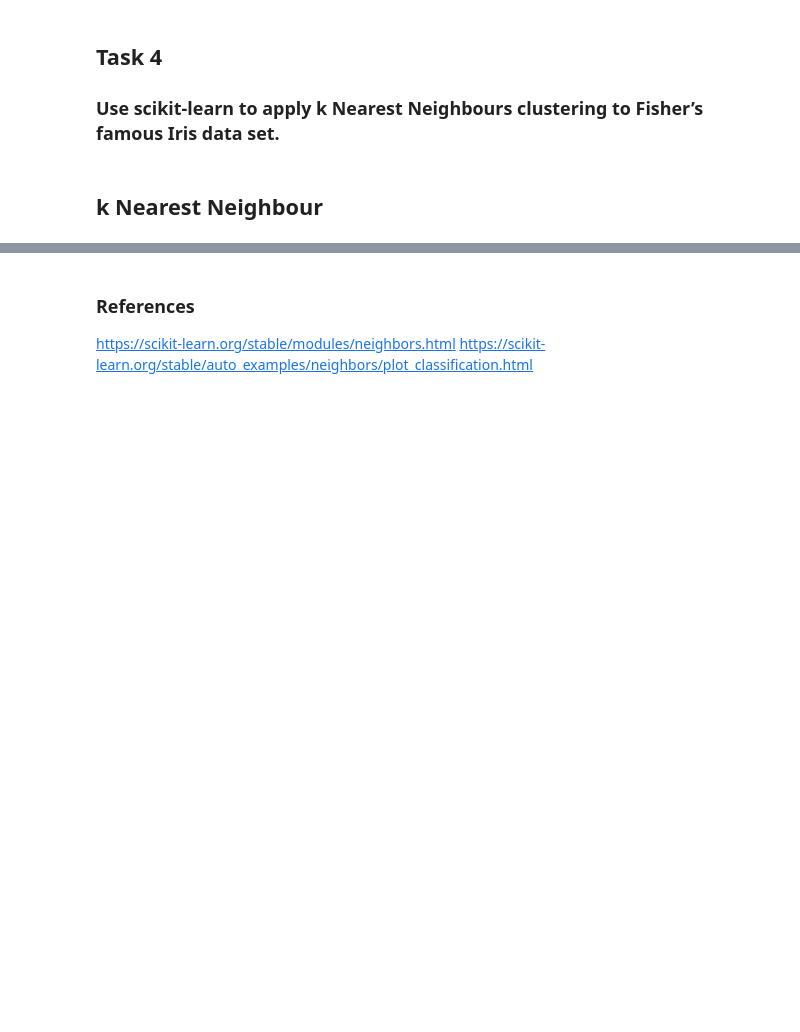
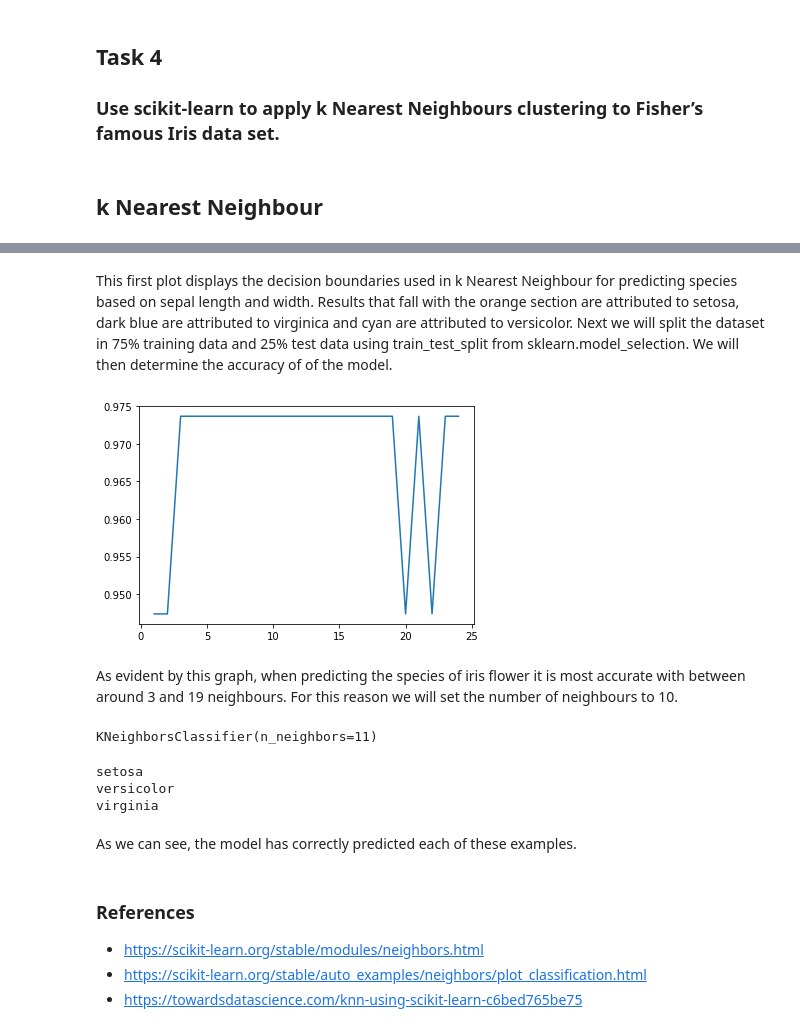
Before and after one commit to ANihill/ML, a Jupyter notebook: Tasks.ipynb, the cells around one changed output, grey strips where cells are left out. Saved outputs shown, nothing was run; the diff lists cells and outputs as text; code cells hidden in the pictures; blank space fills up the shorter version.

```diff
--- a/Tasks.ipynb
+++ b/Tasks.ipynb
@@ -265,4 +247,57 @@ plt.show()
+# %% [markdown]
+This first plot displays the decision boundaries used in k Nearest Neighbour for predicting species based on sepal length and width. Results that fall with the orange section are attributed to setosa, dark blue are attributed to virginica and cyan are attributed to versicolor. Next we will split the dataset in 75% training data and 25% test data using train_test_split from sklearn.model_selection. We will then determine the accuracy of of the model.
+# %%
+# https://towardsdatascience.com/knn-using-scikit-learn-c6bed765be75
+X = iris.data
+y = iris.target
+
+X_train, X_test, y_train, y_test = train_test_split(X,y, test_size=0.25, random_state=4) # test size set for 25%
+
+
+k_range = range(1, 25)
+scores = {}
+scores_list = []
+for k in k_range:
+    knn = KNeighborsClassifier(n_neighbors=k)
+    knn.fit(X_train, y_train)
+    y_pred=knn.predict(X_test)
+    scores[k] = metrics.accuracy_score(y_test,y_pred)
+    scores_list.append(metrics.accuracy_score(y_test,y_pred))
+
+plt.plot(k_range, scores_list)
+plt.show()
+# %% [output]
+[figure, added]
+# %% [markdown]
+As evident by this graph, when predicting the species of iris flower it is most accurate with between around 3 and 19 neighbours. For this reason we will set the number of neighbours to 10.
+# %%
+# set neigbours to 10
+knn = KNeighborsClassifier(n_neighbors = 11)
+knn.fit(X,y)
+# %% [output]
+KNeighborsClassifier(n_neighbors=11)
+# %%
+classes = {0:'setosa', 1:'versicolor', 2:'virginia'}
+
+# plugged in known sepal length and widths to confirm that accurate prediction made.
+x_new = [[5.4, 3.7, 1.5, 0.2], # setosa
+         [5.2, 2.7, 3.9, 1.4], # versicolor
+         [7.3, 2.9, 6.3, 1.8]  # virgina
+        ]
+
+y_predict = knn.predict(x_new)
+
+print(classes[y_predict[0]])
+print(classes[y_predict[1]])
+print(classes[y_predict[2]])
+# %% [output]
+setosa
+versicolor
+virginia
+# %% [markdown]
+As we can see, the model has correctly predicted each of these examples.
 # %% [markdown]
 ### References
-https://scikit-learn.org/stable/modules/neighbors.html
-https://scikit-learn.org/stable/auto_examples/neighbors/plot_classification.html
+ - https://scikit-learn.org/stable/modules/neighbors.html
+ - https://scikit-learn.org/stable/auto_examples/neighbors/plot_classification.html
+ - https://towardsdatascience.com/knn-using-scikit-learn-c6bed765be75
```
Also changed, not shown: parts of 7 cells of this notebook.
